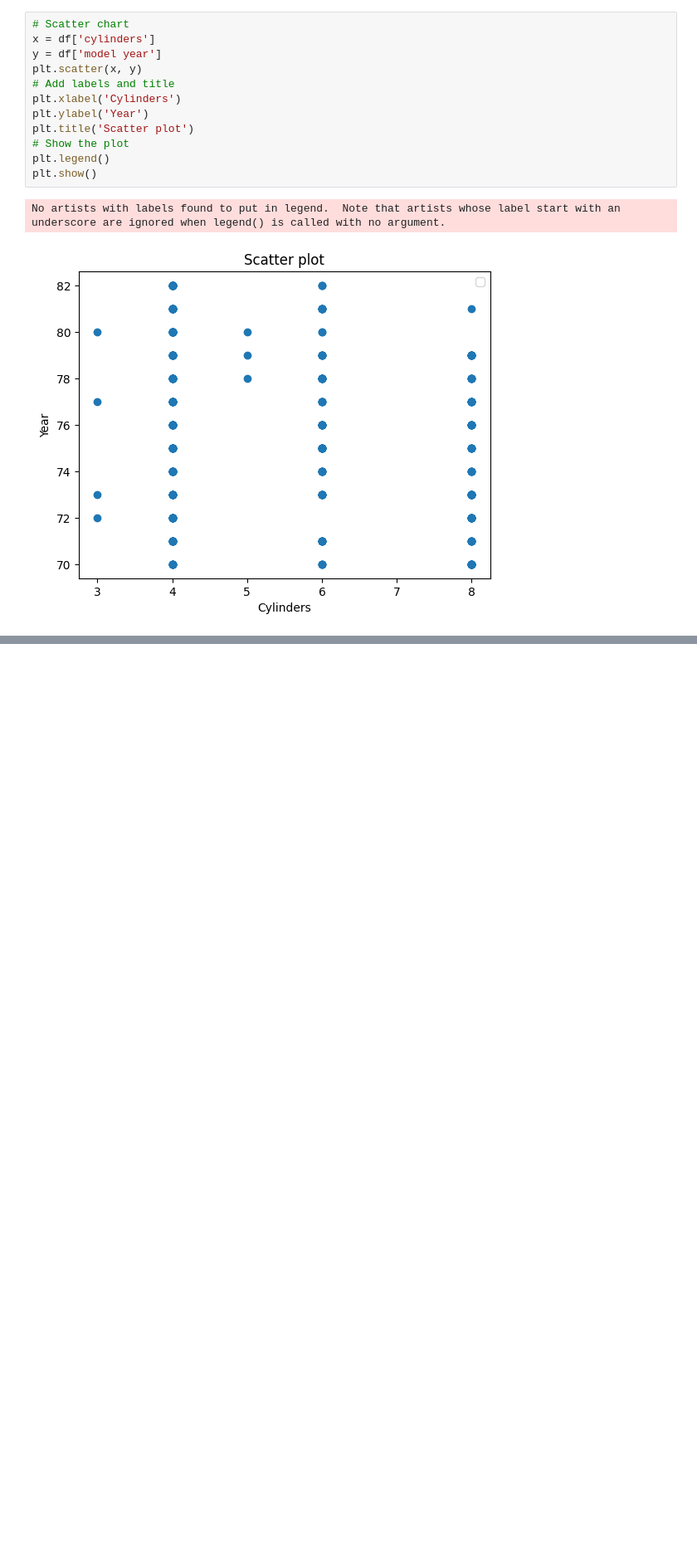
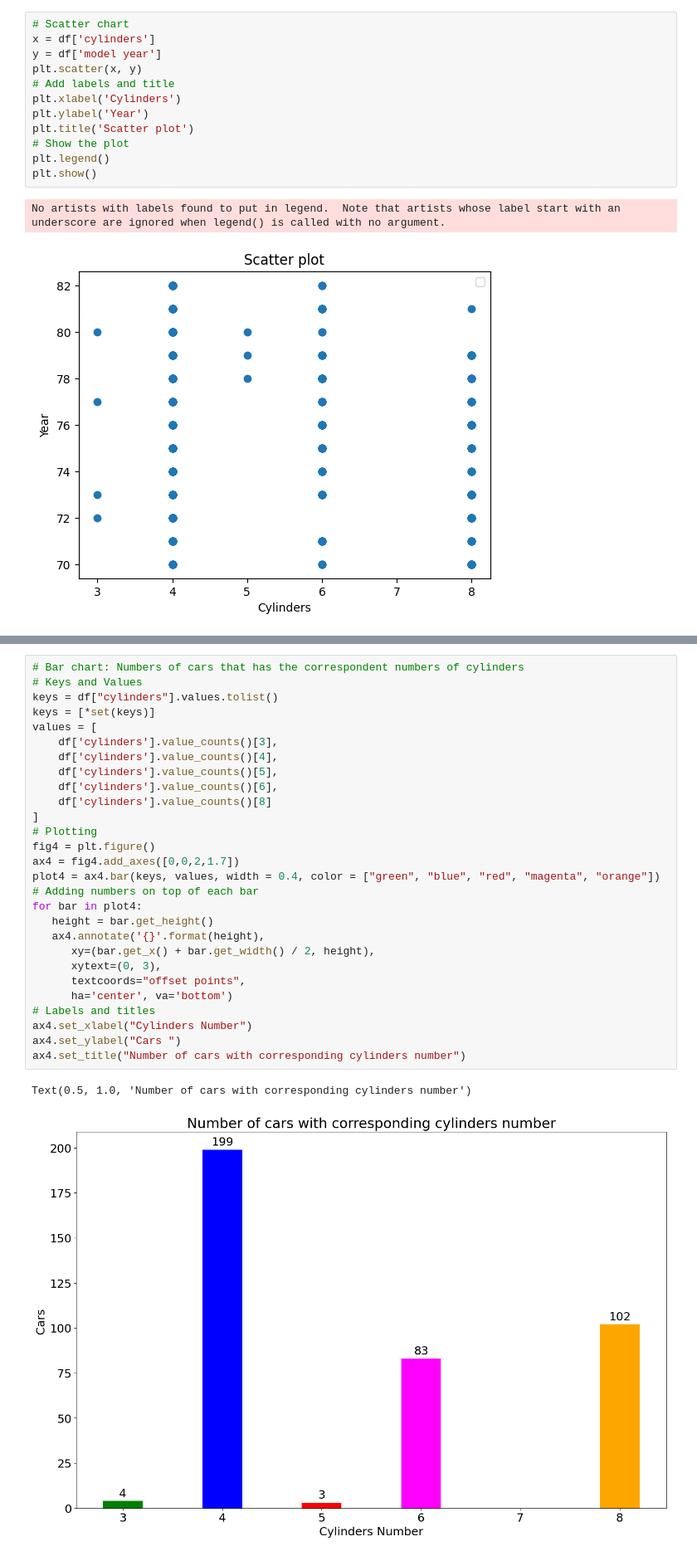
Before and after one commit to hungnguyenrhythm/auto_mpg, a Jupyter notebook: project.ipynb, the cells around one changed output, grey strips where cells are left out. Shown at 83% size. Drawn from its saved outputs; the diff is of its cells as text; blank space fills up the shorter version.

```diff
--- a/project.ipynb
+++ b/project.ipynb
@@ -119,3 +127,34 @@ ax3.grid(True)
+# %%
+# Bar chart: Numbers of cars that has the correspondent numbers of cylinders
+# Keys and Values
+keys = df["cylinders"].values.tolist()
+keys = [*set(keys)]
+values = [
+    df['cylinders'].value_counts()[3],
+    df['cylinders'].value_counts()[4],
+    df['cylinders'].value_counts()[5],
+    df['cylinders'].value_counts()[6],
+    df['cylinders'].value_counts()[8]
+]
+# Plotting
+fig4 = plt.figure()
+ax4 = fig4.add_axes([0,0,2,1.7])
+plot4 = ax4.bar(keys, values, width = 0.4, color = ["green", "blue", "red", "magenta", "orange"])
+# Adding numbers on top of each bar
+for bar in plot4:
+   height = bar.get_height()
+   ax4.annotate('{}'.format(height),
+      xy=(bar.get_x() + bar.get_width() / 2, height),
+      xytext=(0, 3),
+      textcoords="offset points",
+      ha='center', va='bottom')
+# Labels and titles
+ax4.set_xlabel("Cylinders Number")
+ax4.set_ylabel("Cars ")
+ax4.set_title("Number of cars with corresponding cylinders number")
+# %% [output]
+Text(0.5, 1.0, 'Number of cars with corresponding cylinders number')
+[figure, added]
 # %%
 # Bonus: Build a regression model
 # Unmapping the countries
```
Also changed, not shown: parts of 1 cell of this notebook.
